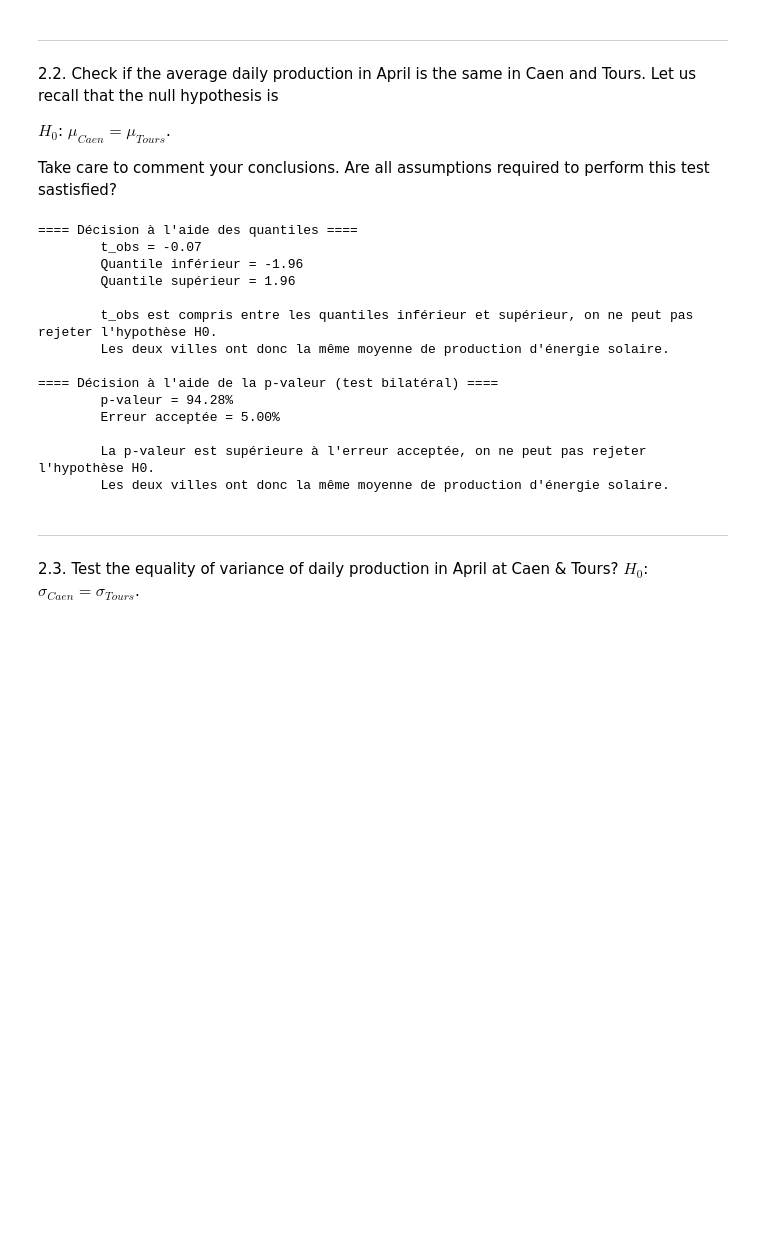
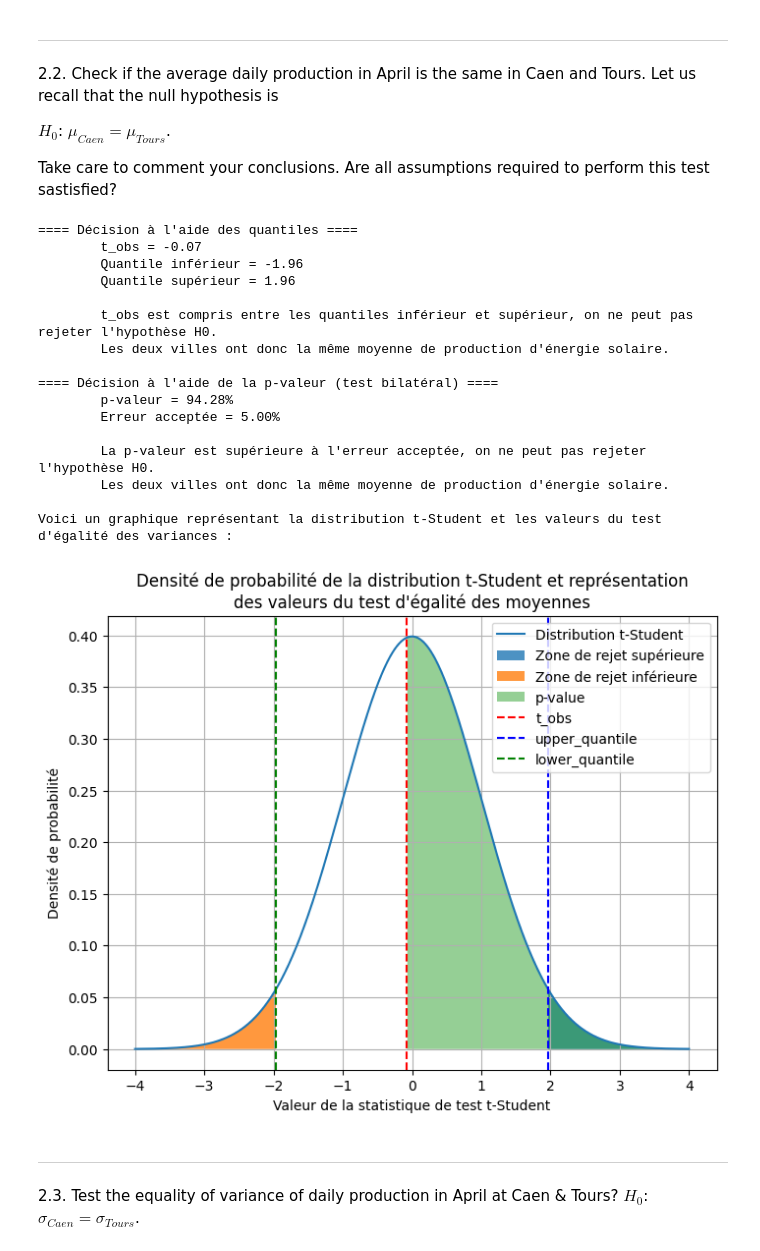
Before and after one commit to Mathis003/LEPL1109-Hackathons, a Jupyter notebook: Hackathon1.ipynb, the cells around one changed output. Saved outputs shown, nothing was run; the diff lists cells and outputs as text; code cells hidden in the pictures; blank space fills up the shorter version.

Commit message:
Add graphics for hypothesis tests

```diff
--- a/Hackathon1.ipynb
+++ b/Hackathon1.ipynb
@@ -387,23 +387,22 @@ $H_0$: $\mu_{Caen} = \mu_{Tours}$.
 Take care to comment your conclusions. Are all assumptions required to perform this test sastisfied?
 # %%
 from scipy.stats import t
-
-df_april = df[(df['month'] == 4)]
 
 alpha = 0.05
 n1 = len(df_april['Caen'])
 n2 = len(df_april['Tours'])
+df = n1 + n2 - 2
 delta_average = df_april['Caen'].mean() - df_april['Tours'].mean()
 
 var_caen, var_tours = df_april['Caen'].var(), df_april['Tours'].var()
-S_pool = ((n1 - 1) * var_caen + (n2 - 1) * var_tours) / (n1 + n2 - 2)
+S_pool = ((n1 - 1) * var_caen + (n2 - 1) * var_tours) / (df)
 
 # ≈ Distribution t Student => Correct car les deux populations sont normales (voir 2.1)
 t_obs = delta_average / (S_pool * np.sqrt(1/n1 + 1/n2)) # Avec l'hypothèse que les moyennes sont égales
 
 print("==== Décision à l'aide des quantiles ====")
 
-upper_quantile = t.ppf(1 - alpha/2, df=n1 + n2 - 2)
+upper_quantile = t.ppf(1 - alpha/2, df=df)
 lower_quantile = - upper_quantile # Distribution symétrique
 
 print("\tt_obs = {:.2f}".format(t_obs))
@@ -416,36 +415,63 @@ if lower_quantile < t_obs < upper_quantile:
 else:
     print("\tt_obs n'est pas compris entre les quantiles inférieur et supérieur, on rejette l'hypothèse H0.")
     print("\tLes deux villes n'ont donc pas la même moyenne de production d'énergie solaire.\n")
 
 
 print("==== Décision à l'aide de la p-valeur (test bilatéral) ====")
 
-p_value = 2 * (1 - t.cdf(abs(t_obs), df=n1 + n2 - 2)) # * 2 car test bilatéral (distribution symétrique)
+p_value = 2 * (1 - t.cdf(abs(t_obs), df=df)) # * 2 car test bilatéral (distribution symétrique)
 
 print("\tp-valeur = {:.2f}%".format(100 * p_value))
 print("\tErreur acceptée = {:.2f}%\n".format(100 * alpha))
 
 if alpha < p_value:
     print("\tLa p-valeur est supérieure à l'erreur acceptée, on ne peut pas rejeter l'hypothèse H0.")
-    print("\tLes deux villes ont donc la même moyenne de production d'énergie solaire.")
+    print("\tLes deux villes ont donc la même moyenne de production d'énergie solaire.\n")
 else:
     print("\tLa p-valeur est inférieure à l'erreur acceptée, on rejette l'hypothèse H0.")
-    print("\tLes deux villes n'ont donc pas la même moyenne de production d'énergie solaire.")
+    print("\tLes deux villes n'ont donc pas la même moyenne de production d'énergie solaire.\n")
+
+
+print("Voici un graphique représentant la distribution t-Student et les valeurs du test d'égalité des variances :")
+
+x = np.linspace(-4, 4, 1000)
+pdf = t.pdf(x, df=df)
+
+plt.figure(figsize=(8, 6))
+plt.plot(x, pdf, label='Distribution t-Student')
+
+plt.fill_between(x, pdf, where=(x >= upper_quantile), alpha=0.8, label='Zone de rejet supérieure')
+plt.fill_between(x, pdf, where=(x <= lower_quantile), alpha=0.8, label='Zone de rejet inférieure')
+plt.fill_between(x, pdf, where=(x >= t_obs), alpha=0.5, label='p-value')
+
+plt.axvline(t_obs, color='red', linestyle='--', label='t_obs')
+plt.axvline(upper_quantile, color='blue', linestyle='--', label='upper_quantile')
+plt.axvline(lower_quantile, color='green', linestyle='--', label='lower_quantile')
+
+plt.xlabel('Valeur de la statistique de test t-Student')
+plt.ylabel('Densité de probabilité')
+plt.title('Densité de probabilité de la distribution t-Student et représentation\ndes valeurs du test d\'égalité des moyennes')
+plt.legend()
+plt.grid()
+plt.show()
 # %% [output]
 ==== Décision à l'aide des quantiles ====
         t_obs = -0.07
         Quantile inférieur = -1.96
         Quantile supérieur = 1.96
 
         t_obs est compris entre les quantiles inférieur et supérieur, on ne peut pas rejeter l'hypothèse H0.
         Les deux villes ont donc la même moyenne de production d'énergie solaire.
 
 ==== Décision à l'aide de la p-valeur (test bilatéral) ====
         p-valeur = 94.28%
         Erreur acceptée = 5.00%
 
         La p-valeur est supérieure à l'erreur acceptée, on ne peut pas rejeter l'hypothèse H0.
         Les deux villes ont donc la même moyenne de production d'énergie solaire.
+
+Voici un graphique représentant la distribution t-Student et les valeurs du test d'égalité des variances :
+[figure, added]
 # %% [markdown]
 ---
 2.3. Test the equality of variance of daily production in April at Caen & Tours?
```
Also changed, not shown: parts of 2 cells of this notebook.
